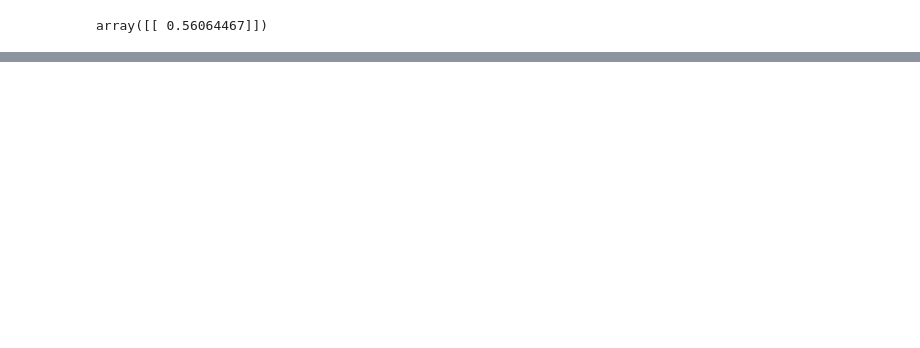
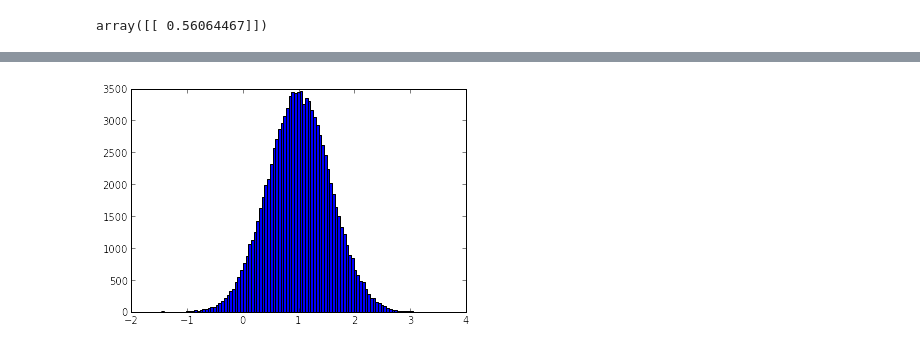
Before and after one commit to practical-neuroimaging/pna-notebooks, a Jupyter notebook: correlated_regressors.ipynb, the cells around one changed output, grey strips where cells are left out. Cells and saved outputs as stored; diff of their text form; code cells hidden in the pictures; blank space fills up the shorter version.

```diff
--- a/correlated_regressors.ipynb
+++ b/correlated_regressors.ipynb
@@ -120,0 +145,4 @@ np.sqrt(C_both_1.T.dot(npl.pinv(X_both.T.dot(X_both)).dot(C_both_1)))
+# %%
+_ = plt.hist(B_boths[0], bins=100)
+# %% [output]
+[figure, added]
```
Also changed, not shown: parts of 24 cells of this notebook.
